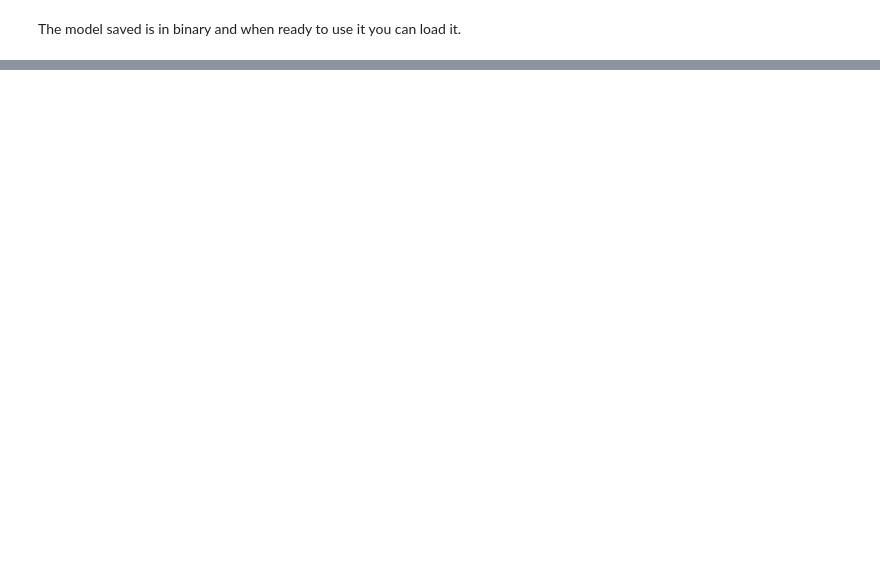
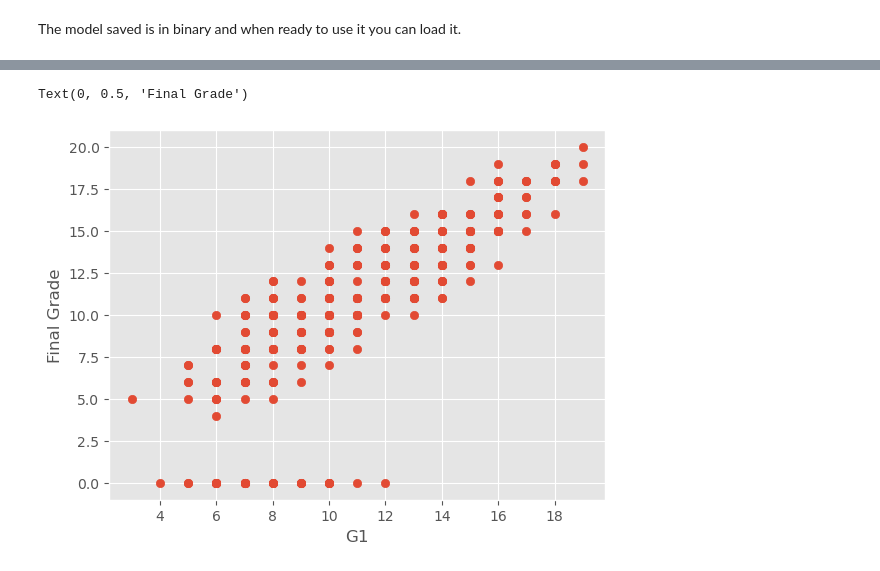
Before and after one commit to anitajn86/MACHINE_LEARNING-1, a Jupyter notebook: PROJECT1/StudentGradeStudy.ipynb, the cells around one changed output, grey strips where cells are left out. Cells and saved outputs as stored; diff of their text form; code cells hidden in the pictures; blank space fills up the shorter version.

Commit message:
Plotting our predictions. this linear regression is used for linear predictions.

```diff
--- a/PROJECT1/StudentGradeStudy.ipynb
+++ b/PROJECT1/StudentGradeStudy.ipynb
@@ -196,0 +197,9 @@ for x in range(len(predictions)):
+# %%
+p='G1'
+style.use("ggplot")
+plt.scatter(data[p],data["G3"])
+plt.xlabel(p)
+plt.ylabel("Final Grade")
+# %% [output]
+Text(0, 0.5, 'Final Grade')
+[figure, added]
```
Also changed, not shown: parts of 6 cells of this notebook, 1 other file.
